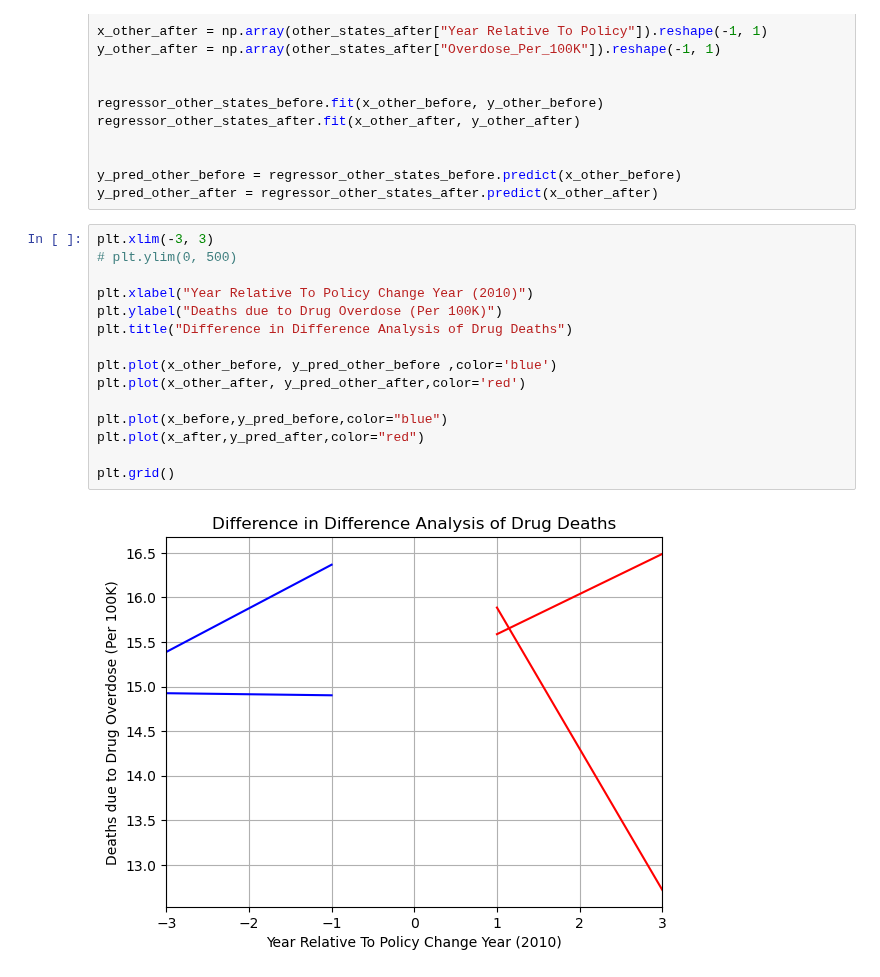
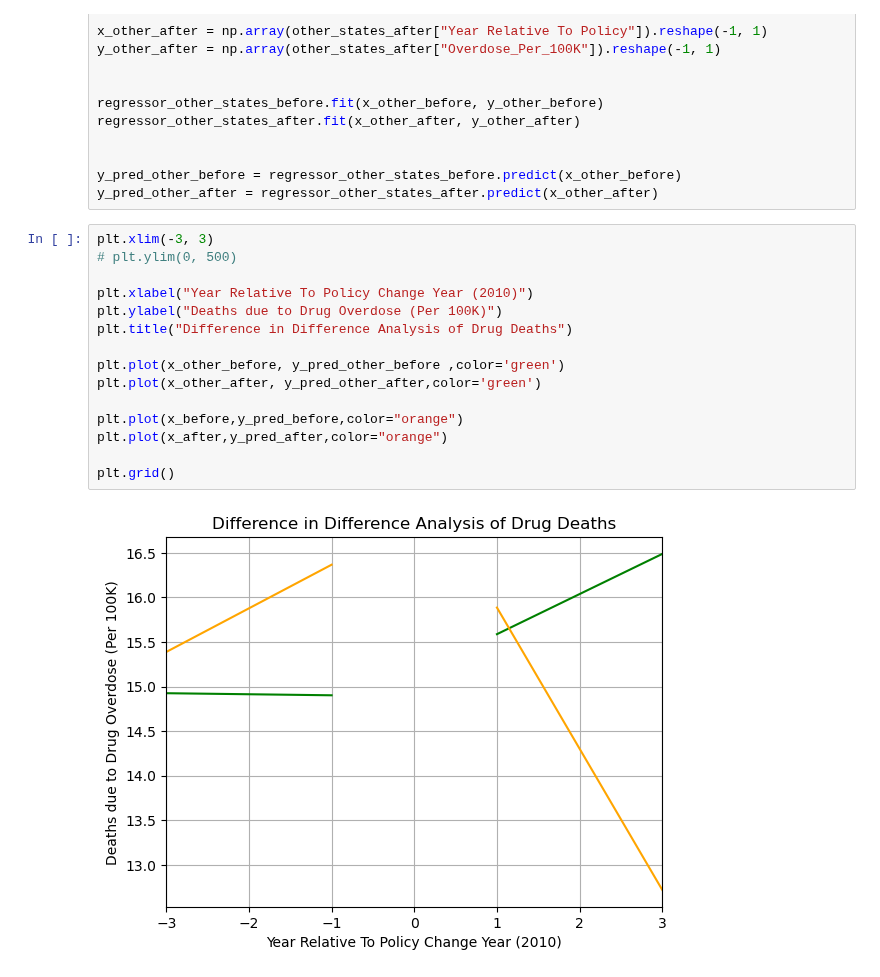
Before and after one commit to abzdel/Opioid-Analysis, a Jupyter notebook: Florida Diff-in-Diff Overdose Deaths.ipynb, the cells around one changed output. Drawn from its saved outputs; the diff is of its cells as text.

```diff
--- a/Florida Diff-in-Diff Overdose Deaths.ipynb
+++ b/Florida Diff-in-Diff Overdose Deaths.ipynb
@@ -598,17 +598,17 @@ y_pred_other_after = regressor_other_states_after.predict(x_other_after)
 # %%
 plt.xlim(-3, 3)
 # plt.ylim(0, 500)
 
 plt.xlabel("Year Relative To Policy Change Year (2010)")
 plt.ylabel("Deaths due to Drug Overdose (Per 100K)")
 plt.title("Difference in Difference Analysis of Drug Deaths")
 
-plt.plot(x_other_before, y_pred_other_before ,color='blue')
-plt.plot(x_other_after, y_pred_other_after,color='red')
+plt.plot(x_other_before, y_pred_other_before ,color='green')
+plt.plot(x_other_after, y_pred_other_after,color='green')
 
-plt.plot(x_before,y_pred_before,color="blue")
-plt.plot(x_after,y_pred_after,color="red")
+plt.plot(x_before,y_pred_before,color="orange")
+plt.plot(x_after,y_pred_after,color="orange")
 
 plt.grid()
 # %% [output]
-[figure, old version]
+[figure, new version]
```
